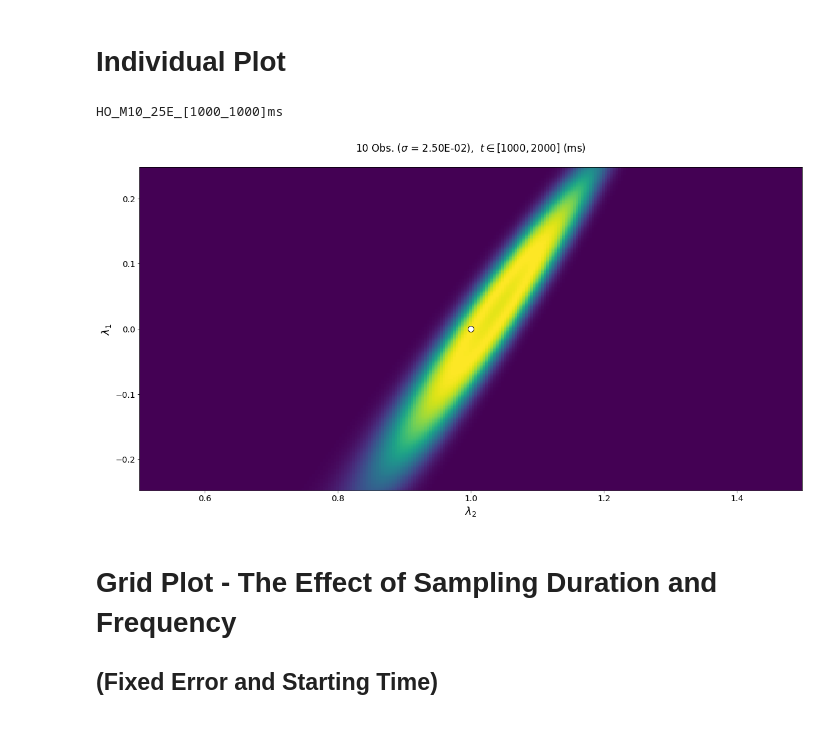
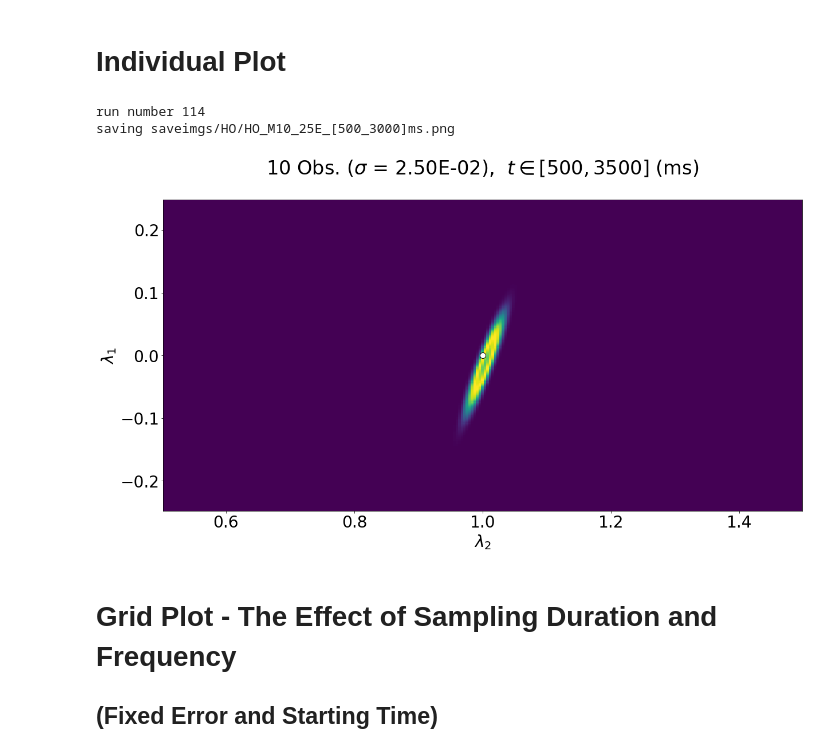
Before and after one commit to mpilosov/ConsistentBayes, a Jupyter notebook: examples/Visualize_Parallelized_Results.ipynb, the cells around one changed output. Cells and saved outputs as stored; diff of their text form; code cells hidden in the pictures.

Commit message:
figures with larger labels.

```diff
--- a/examples/Visualize_Parallelized_Results.ipynb
+++ b/examples/Visualize_Parallelized_Results.ipynb
@@ -7,8 +7,7 @@ from scipy.stats import entropy
 # %matplotlib inline
 # %matplotlib notebook
 # %%
-plt.rcParams.update({'font.size': 14})
-plt.rcParams['figure.figsize'] = 20, 20
+plt.rcParams.update({'font.size': 28})
 # %%
 def grid(nbins=5, mins=np.zeros(1), maxs=np.ones(1) ):
     dim = len(mins)
@@ -17,6 +16,7 @@ def grid(nbins=5, mins=np.zeros(1), maxs=np.ones(1) ):
     return SS
 # %%
 problem = 'ho' # choose between 'ed' and 'ho' and 'sir'
+ftype = 'png'
 # %%
 ### DO NOTE CHANGE ###
 nbins = 250
@@ -45,34 +45,45 @@ yi = X[:,0].reshape(nbins, nbins)
 # %%
 num_obs = 10
 error = 0.025
-start_time = 1
-observation_len = 1
+start_time = .5
+observation_len = 3
+
 if problem == 'ho':
     plt.figure(figsize=(20, 10))
+
 if problem == 'ed':
     plt.figure(figsize=(20, 20))
 
+
+# HO run numbers for figure regeneration in paper: 104, 107, 176, 179, 212, 215, 168, 96
+# ED run numbers for figure regeneration in paper: 224, 236, 239, 284, 128, 140, 272
+
+
 for run_num in range(len(Dg)):
     if np.sum(np.abs(np.array(Dg[run_num]['t']) - np.array([num_obs, error, start_time, observation_len]))) == 0:
+#     num_obs, error, start_time, observation_len = Dg[run_num]['t'] # to do all of them, uncomment this, comment above
+        print("run number", run_num)
         post_eval = Dg[run_num]['p']
         zi = post_eval.reshape(nbins, nbins)
         plt.cla()
         plt.pcolormesh(xi, yi, zi)
         # plt.pcolormesh(zi)
         if problem == 'ho':
             plt.scatter([1], [0], c='white', edgecolor='black', s=100)
         elif problem == 'ed':
             plt.scatter([0.5], [0.5], c='white', edgecolor='black', s=100)
-        plt.ylabel('$\lambda_1$', fontsize=18)
-        plt.xlabel('$\lambda_2$', fontsize=18)
+        plt.ylabel('$\lambda_1$')
+        plt.xlabel('$\lambda_2$')
         plt.title('%d Obs. ($\sigma$ = %.2E),  $t \in [%d, %d]$ (ms)\n'%(num_obs, error, 1000*start_time, 1000*(start_time+observation_len)))
         save_str = '%s_M%d_%dE_[%d_%d]ms'%(problem.upper(),num_obs, 1000*error, 1000*start_time, 1000*observation_len)
-        print(save_str)
-        plt.savefig('saveimgs/%s.png'%save_str)
+        save_str = 'saveimgs/%s/%s.%s'%(problem.upper(),save_str, ftype)
+        print("saving", save_str)
+        plt.savefig(save_str)
         plt.show()
 # %% [output]
-HO_M10_25E_[1000_1000]ms
+run number 114
+saving saveimgs/HO/HO_M10_25E_[500_3000]ms.png
-[figure, old version]
+[figure, new version]
 # %% [markdown]
 # Grid Plot - The Effect of Sampling Duration and Frequency
 ## (Fixed Error and Starting Time)
```
Also changed, not shown: parts of 1 cell of this notebook, 2 other files.
